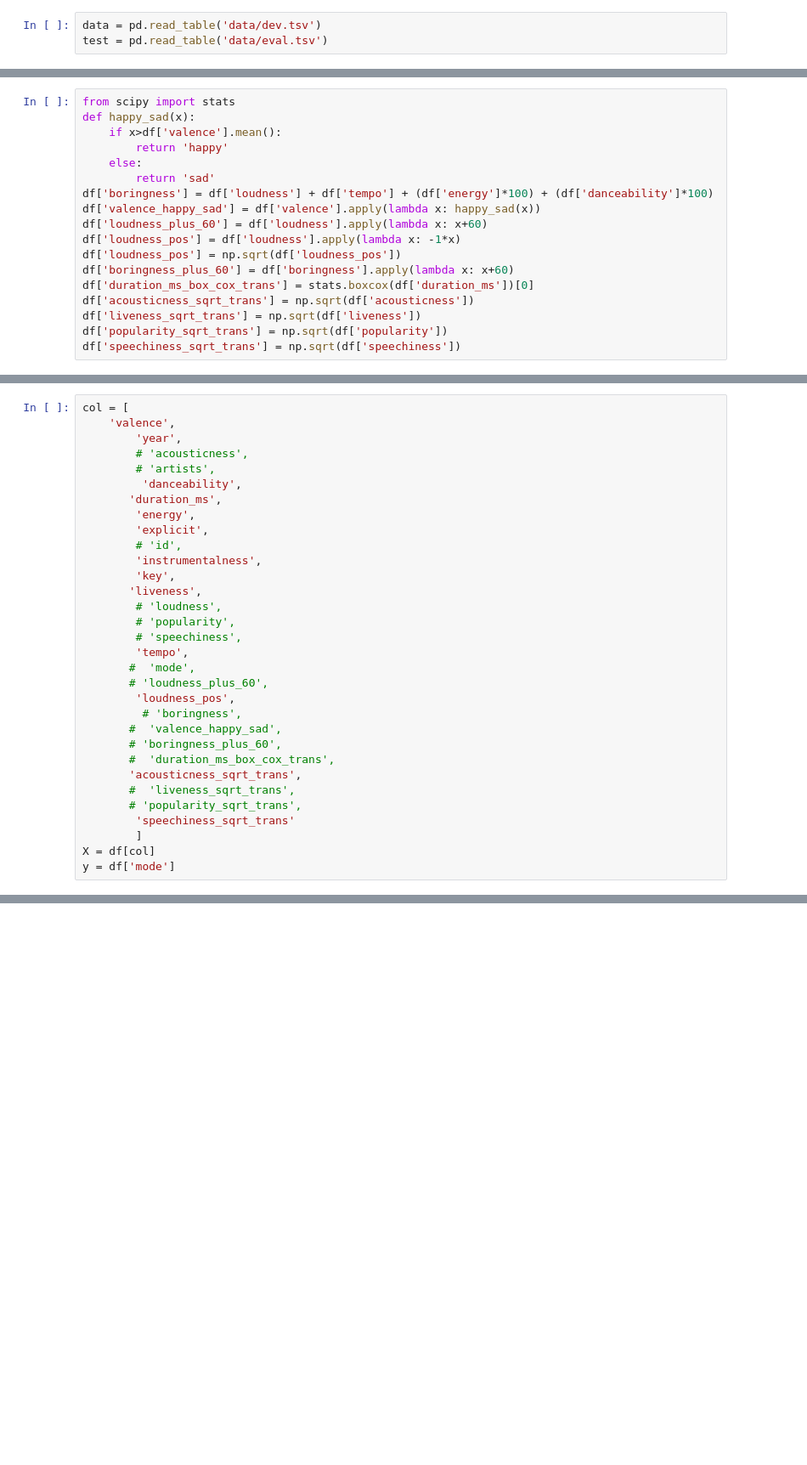
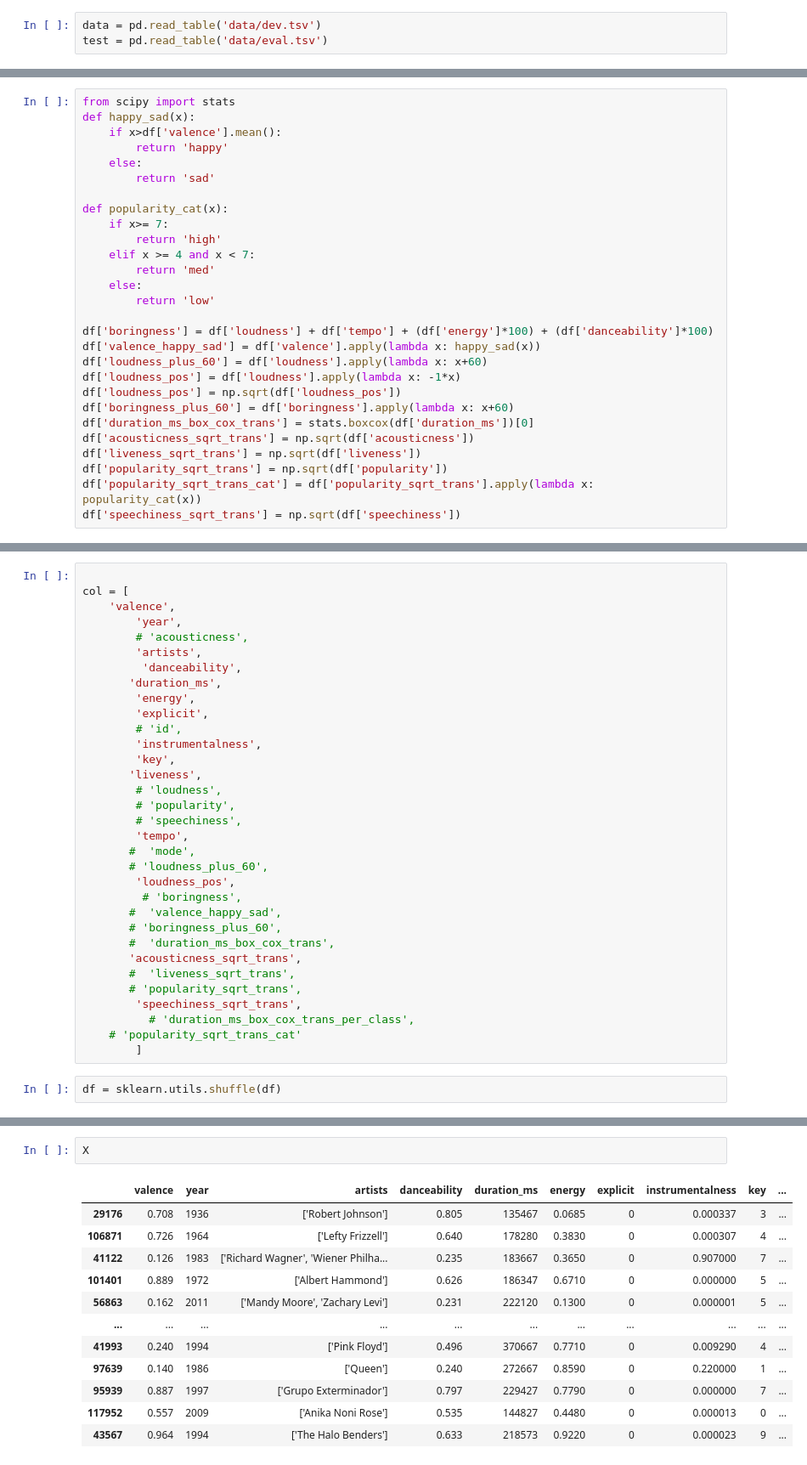
Before and after one commit to omiderfanmanesh/datascience-lab-winter-2021-project, a Jupyter notebook: classification.ipynb, the cells around one changed output, grey strips where cells are left out. Shown at 85% size. Drawn from its saved outputs; the diff is of its cells as text; blank space fills up the shorter version.

```diff
--- a/classification.ipynb
+++ b/classification.ipynb
@@ -40,6 +56,15 @@ def happy_sad(x):
         return 'happy'
     else:
         return 'sad'
+
+def popularity_cat(x):
+    if x>= 7:
+        return 'high'
+    elif x >= 4 and x < 7:
+        return 'med'
+    else:
+        return 'low'
+
 df['boringness'] = df['loudness'] + df['tempo'] + (df['energy']*100) + (df['danceability']*100)
 df['valence_happy_sad'] = df['valence'].apply(lambda x: happy_sad(x))
 df['loudness_plus_60'] = df['loudness'].apply(lambda x: x+60)
@@ -50,4 +75,5 @@ df['duration_ms_box_cox_trans'] = stats.boxcox(df['duration_ms'])[0]
 df['acousticness_sqrt_trans'] = np.sqrt(df['acousticness'])
 df['liveness_sqrt_trans'] = np.sqrt(df['liveness'])
 df['popularity_sqrt_trans'] = np.sqrt(df['popularity'])
+df['popularity_sqrt_trans_cat'] = df['popularity_sqrt_trans'].apply(lambda x: popularity_cat(x))
 df['speechiness_sqrt_trans'] = np.sqrt(df['speechiness'])
@@ -75,9 +110,10 @@ df.describe().T
 # %%
+
 col = [
     'valence',
         'year',
         # 'acousticness',
-        # 'artists',
+        'artists',
          'danceability',
        'duration_ms',
         'energy',
@@ -100,7 +136,9 @@ col = [
        'acousticness_sqrt_trans',
        #  'liveness_sqrt_trans',
        # 'popularity_sqrt_trans',
-        'speechiness_sqrt_trans'
+        'speechiness_sqrt_trans',
+          # 'duration_ms_box_cox_trans_per_class',
+    # 'popularity_sqrt_trans_cat'
         ]
-X = df[col]
-y = df['mode']
+# %%
+df = sklearn.utils.shuffle(df)
@@ -106,0 +161,15 @@ y = df['mode']
+# %%
+X
+# %% [output]
+|  | valence | year | artists | danceability | duration_ms | energy | explicit | instrumentalness | key | ... |
+| 29176 | 0.708 | 1936 | ['Robert Johnson'] | 0.805 | 135467 | 0.0685 | 0 | 0.000337 | 3 | ... |
+| 106871 | 0.726 | 1964 | ['Lefty Frizzell'] | 0.640 | 178280 | 0.3830 | 0 | 0.000307 | 4 | ... |
+| 41122 | 0.126 | 1983 | ['Richard Wagner', 'Wiener Philha... | 0.235 | 183667 | 0.3650 | 0 | 0.907000 | 7 | ... |
+| 101401 | 0.889 | 1972 | ['Albert Hammond'] | 0.626 | 186347 | 0.6710 | 0 | 0.000000 | 5 | ... |
+| 56863 | 0.162 | 2011 | ['Mandy Moore', 'Zachary Levi'] | 0.231 | 222120 | 0.1300 | 0 | 0.000001 | 5 | ... |
+| ... | ... | ... | ... | ... | ... | ... | ... | ... | ... | ... |
+| 41993 | 0.240 | 1994 | ['Pink Floyd'] | 0.496 | 370667 | 0.7710 | 0 | 0.009290 | 4 | ... |
+| 97639 | 0.140 | 1986 | ['Queen'] | 0.240 | 272667 | 0.8590 | 0 | 0.220000 | 1 | ... |
+| 95939 | 0.887 | 1997 | ['Grupo Exterminador'] | 0.797 | 229427 | 0.7790 | 0 | 0.000000 | 7 | ... |
+| 117952 | 0.557 | 2009 | ['Anika Noni Rose'] | 0.535 | 144827 | 0.4480 | 0 | 0.000013 | 0 | ... |
+| 43567 | 0.964 | 1994 | ['The Halo Benders'] | 0.633 | 218573 | 0.9220 | 0 | 0.000023 | 9 | ... |
```
Also changed, not shown: parts of 24 cells of this notebook, 2 other files.
